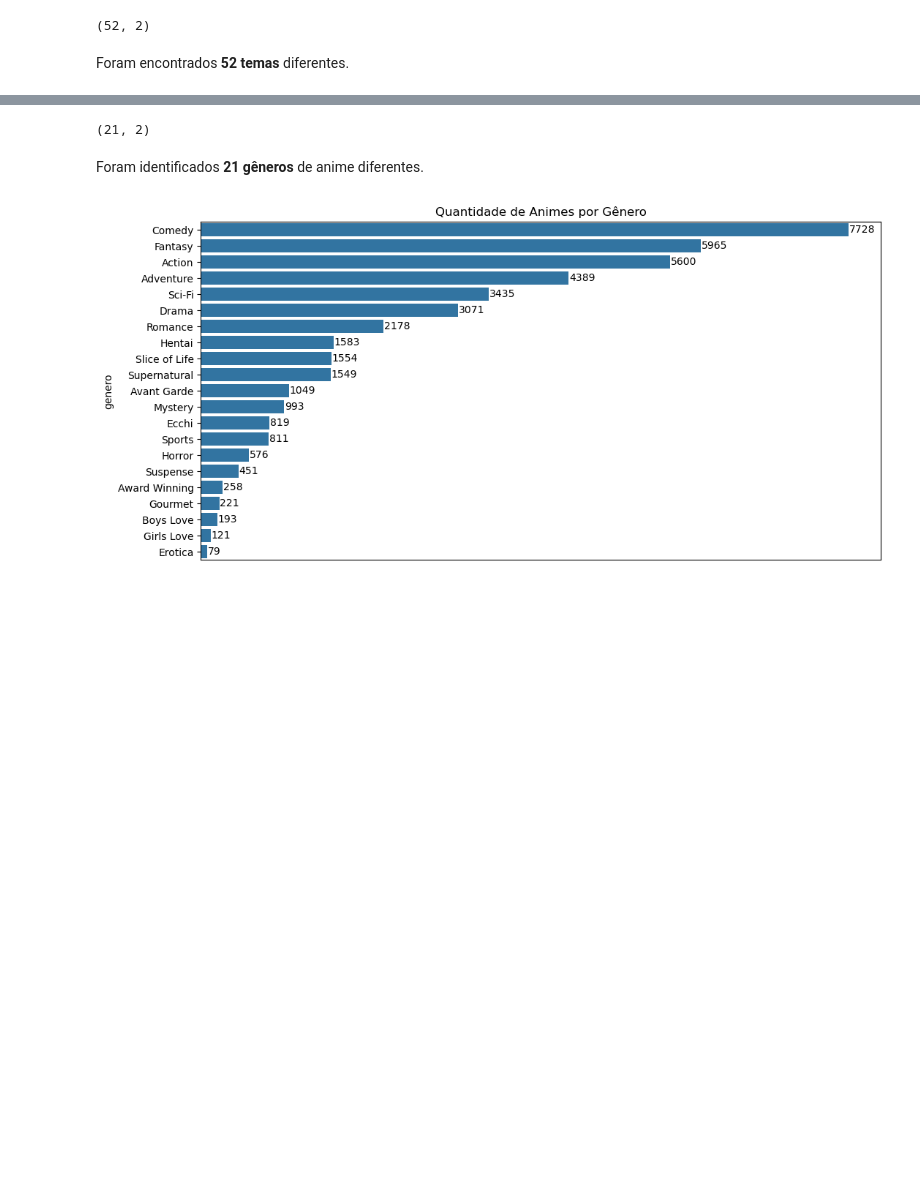
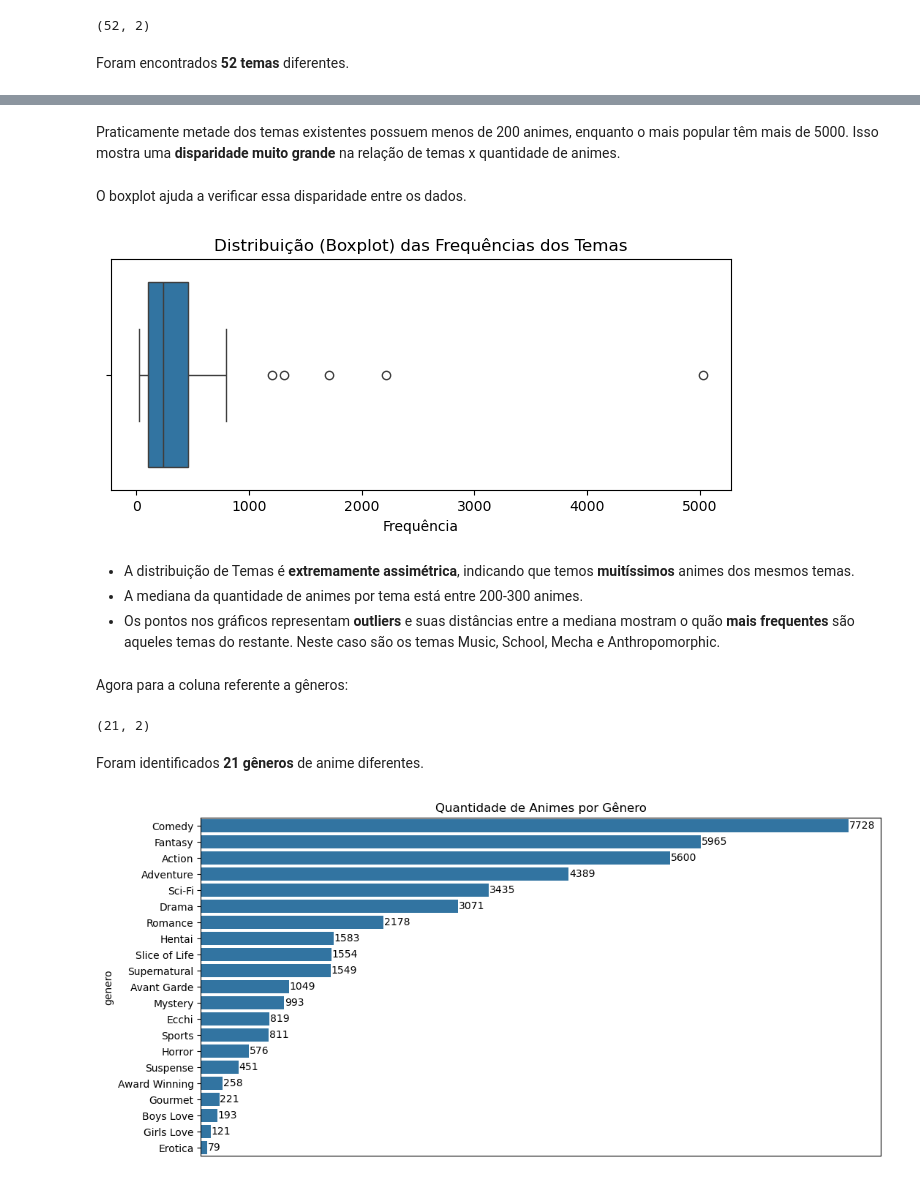
Before and after one commit to Gregory280/Analise-de-Dados-com-MyAnimeList, a Jupyter notebook: notebooks/analise_exploratoria.ipynb, the cells around one changed output, grey strips where cells are left out. Saved outputs shown, nothing was run; the diff lists cells and outputs as text; code cells hidden in the pictures; blank space fills up the shorter version.

```diff
--- a/notebooks/analise_exploratoria.ipynb
+++ b/notebooks/analise_exploratoria.ipynb
@@ -437,0 +489,30 @@ df_frequencia_themes.style.bar(subset=['frequencia'], color='lightblue').hide(ax
+# %% [markdown]
+<p>
+    Praticamente metade dos temas existentes possuem menos de 200 animes, enquanto o mais popular têm mais de 5000. Isso mostra uma <b>disparidade muito grande</b> na relação de temas x quantidade de animes.
+</p>
+# %% [markdown]
+<p>
+    O boxplot ajuda a verificar essa disparidade entre os dados.
+</p>
+# %%
+plt.figure(figsize=(8,3))
+sns.boxplot(data=df_frequencia_themes, x="frequencia")
+plt.title("Distribuição (Boxplot) das Frequências dos Temas")
+plt.xlabel("Frequência")
+# Para salvar os gráficos
+#plt.savefig(f"../graphs/analise_exploratoria/{titulo.get_text().replace(' ', '_') + '.png'}")
+plt.show()
+# %% [output]
+[figure, added]
+# %% [markdown]
+<ul>
+    <li>
+        A distribuição de Temas é <b>extremamente assimétrica</b>, indicando que temos <b>muitíssimos</b> animes dos mesmos temas.
+    </li>
+    <li>
+        A mediana da quantidade de animes por tema está entre 200-300 animes.
+    </li>
+    <li>
+        Os pontos nos gráficos representam <b>outliers</b> e suas distâncias entre a mediana mostram o quão <b>mais frequentes</b> são aqueles temas do restante. Neste caso são os temas Music, School, Mecha e Anthropomorphic.
+    </li>
+</ul>
@@ -438,3 +522,7 @@ df_frequencia_themes.style.bar(subset=['frequencia'], color='lightblue').hide(ax
+# %% [markdown]
+<p>
+    Agora para a coluna referente a gêneros:
+</p>
 # %%
 # Calcula a frequência dos valores da coluna genres
 frequencia_genres = Counter([genre for g in df_limpo['genres'] for genre in g])
```
Also changed, not shown: parts of 133 cells of this notebook, 2 other files.
